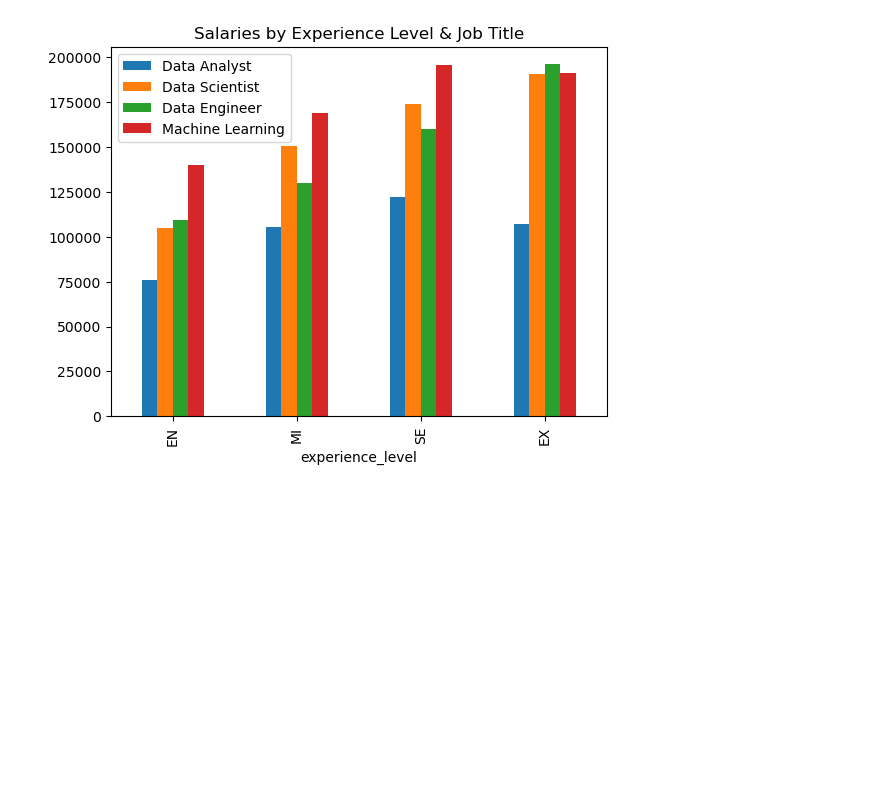
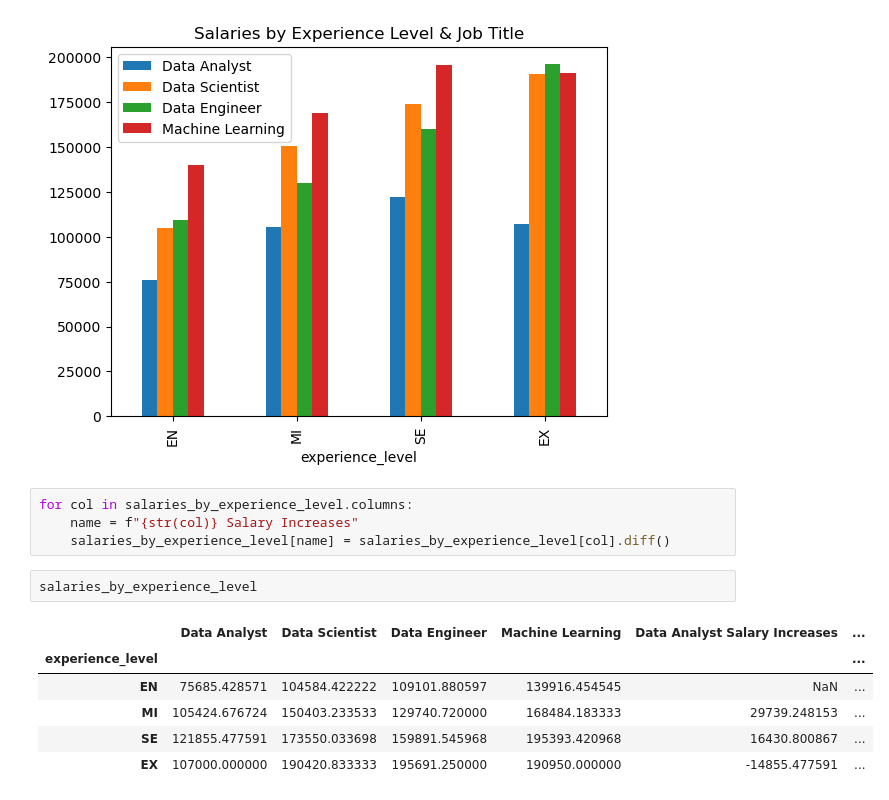
Before and after one commit to christian-a-smith/project-1, a Jupyter notebook: Experience Levels/experience_levels.ipynb, the cells around one changed output. Saved outputs shown, nothing was run; the diff lists cells and outputs as text; blank space fills up the shorter version.

```diff
--- a/Experience Levels/experience_levels.ipynb
+++ b/Experience Levels/experience_levels.ipynb
@@ -93,3 +87,16 @@ salaries_by_experience_level.plot(kind="bar", title="Salaries by Experience Leve
 plt.show()
 # %% [output]
 [figure]
+# %%
+for col in salaries_by_experience_level.columns:
+    name = f"{str(col)} Salary Increases"
+    salaries_by_experience_level[name] = salaries_by_experience_level[col].diff()
+# %%
+salaries_by_experience_level
+# %% [output]
+|  | Data Analyst | Data Scientist | Data Engineer | Machine Learning | Data Analyst Salary Increases | ... |
+| experience_level |  |  |  |  |  | ... |
+| EN | 75685.428571 | 104584.422222 | 109101.880597 | 139916.454545 | NaN | ... |
+| MI | 105424.676724 | 150403.233533 | 129740.720000 | 168484.183333 | 29739.248153 | ... |
+| SE | 121855.477591 | 173550.033698 | 159891.545968 | 195393.420968 | 16430.800867 | ... |
+| EX | 107000.000000 | 190420.833333 | 195691.250000 | 190950.000000 | -14855.477591 | ... |
```
Also changed, not shown: parts of 3 cells of this notebook.
